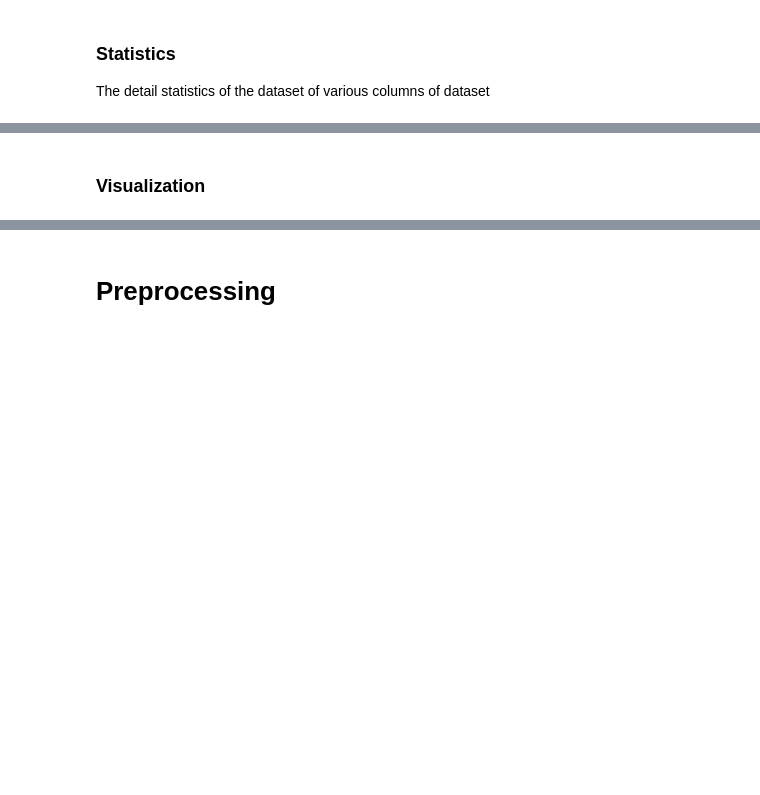
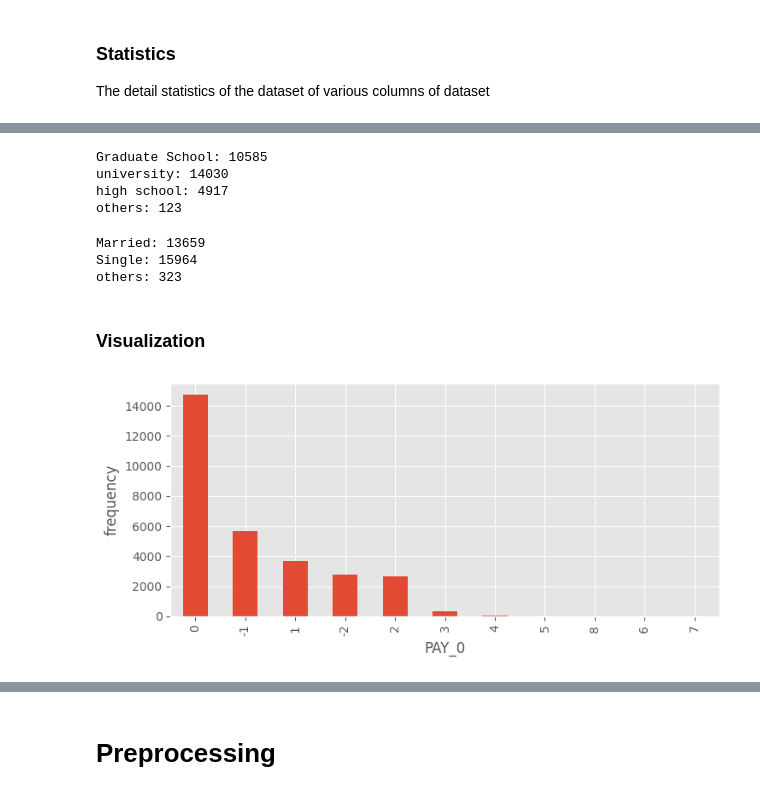
Before and after one commit to Srividhyak2011/Demo-Datascienceproject, a Jupyter notebook: M3_MP3_NB_Credit_Card_Default_Prediction.ipynb, the cells around one changed output, grey strips where cells are left out. Cells and saved outputs as stored; diff of their text form; code cells hidden in the pictures; blank space fills up the shorter version.

```diff
--- a/M3_MP3_NB_Credit_Card_Default_Prediction.ipynb
+++ b/M3_MP3_NB_Credit_Card_Default_Prediction.ipynb
@@ -62,0 +79,4 @@ import os
+# %%
+data = pd.read_csv('default_of_credit_card_clients.csv', skiprows=[0])
+
+data.shape
@@ -87,3 +138,6 @@ there are total 23 explanatory variables and one response variable. Some variabl
+# %%
+# drop column "ID"
+data.drop(['ID'], axis=1, inplace=True)
 # %% [markdown]
 ### Statistics
 The detail statistics of the dataset of various columns of dataset
@@ -102,2 +203,27 @@ The detail statistics of the dataset of various columns of dataset
+# %%
+#Education categories
+#EDUCATION(X3) 1 = graduate school; 2 = university; 3 = high school; 4 = others
+
+print("Graduate School:",data['EDUCATION'].value_counts()[1])
+print("university:",data['EDUCATION'].value_counts()[2])
+print("high school:",data['EDUCATION'].value_counts()[3])
+print("others:",data['EDUCATION'].value_counts()[4])
+# %% [output]
+Graduate School: 10585
+university: 14030
+high school: 4917
+others: 123
+# %%
+# Marriage catagories
+#Marital status(X4) 1 = married; 2 = single; 3 = others
+print("Married:",data['X4'].value_counts()['1'])
+print("Single:",data['X4'].value_counts()['2'])
+print("others:",data['X4'].value_counts()['3'])
+#print("others:",data['X3'].value_counts()['4'])
+# YOUR CODE HERE
+# %% [output]
+Married: 13659
+Single: 15964
+others: 323
 # %% [markdown]
 ### Visualization
@@ -110,0 +230,14 @@ The detail statistics of the dataset of various columns of dataset
+# %%
+import pandas as pd
+from matplotlib import pyplot as plt
+
+plt.rcParams["figure.figsize"] = [7.50, 3.50]
+plt.rcParams["figure.autolayout"] = True
+
+fig, ax = plt.subplots()
+
+data['PAY_0'].value_counts().plot(ax=ax, kind='bar', xlabel='PAY_0', ylabel='frequency')
+
+plt.show()
+# %% [output]
+[figure, added]
```
Also changed, not shown: parts of 33 cells of this notebook.
